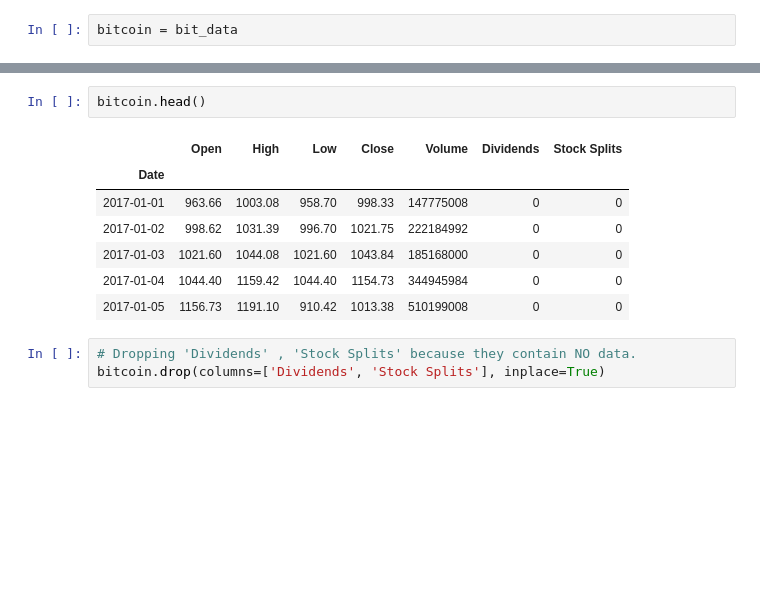
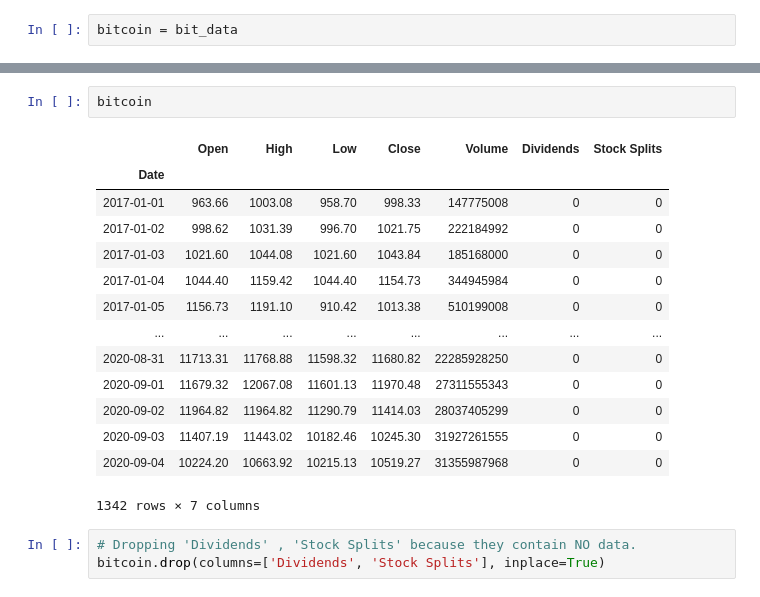
Before and after one commit to anhbiphan/Project_Bitcoin, a Jupyter notebook: BTC-USD_High_Preds.ipynb, the cells around one changed output, grey strips where cells are left out. Drawn from its saved outputs; the diff is of its cells as text; blank space fills up the shorter version.

```diff
--- a/BTC-USD_High_Preds.ipynb
+++ b/BTC-USD_High_Preds.ipynb
@@ -49,13 +49,20 @@ bitcoin.shape
 # %%
-bitcoin.head()
+bitcoin
 # %% [output]
 |  | Open | High | Low | Close | Volume | Dividends | Stock Splits |
 | Date |  |  |  |  |  |  |  |
 | 2017-01-01 | 963.66 | 1003.08 | 958.70 | 998.33 | 147775008 | 0 | 0 |
 | 2017-01-02 | 998.62 | 1031.39 | 996.70 | 1021.75 | 222184992 | 0 | 0 |
 | 2017-01-03 | 1021.60 | 1044.08 | 1021.60 | 1043.84 | 185168000 | 0 | 0 |
 | 2017-01-04 | 1044.40 | 1159.42 | 1044.40 | 1154.73 | 344945984 | 0 | 0 |
 | 2017-01-05 | 1156.73 | 1191.10 | 910.42 | 1013.38 | 510199008 | 0 | 0 |
+| ... | ... | ... | ... | ... | ... | ... | ... |
+| 2020-08-31 | 11713.31 | 11768.88 | 11598.32 | 11680.82 | 22285928250 | 0 | 0 |
+| 2020-09-01 | 11679.32 | 12067.08 | 11601.13 | 11970.48 | 27311555343 | 0 | 0 |
+| 2020-09-02 | 11964.82 | 11964.82 | 11290.79 | 11414.03 | 28037405299 | 0 | 0 |
+| 2020-09-03 | 11407.19 | 11443.02 | 10182.46 | 10245.30 | 31927261555 | 0 | 0 |
+| 2020-09-04 | 10224.20 | 10663.92 | 10215.13 | 10519.27 | 31355987968 | 0 | 0 |
+1342 rows × 7 columns
 # %%
 # Dropping 'Dividends' , 'Stock Splits' because they contain NO data.
 bitcoin.drop(columns=['Dividends', 'Stock Splits'], inplace=True)
```
Also changed, not shown: parts of 4 cells of this notebook.
